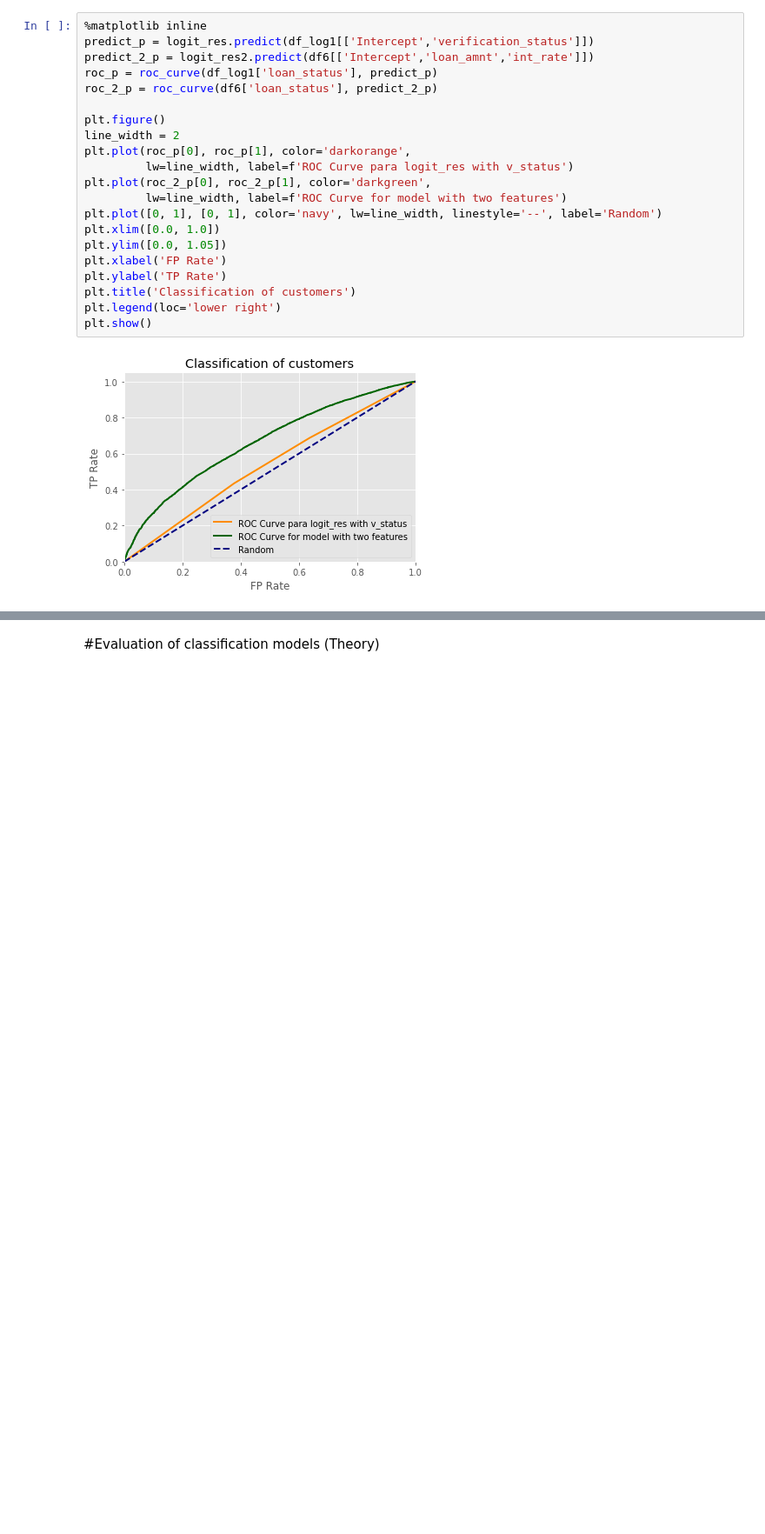
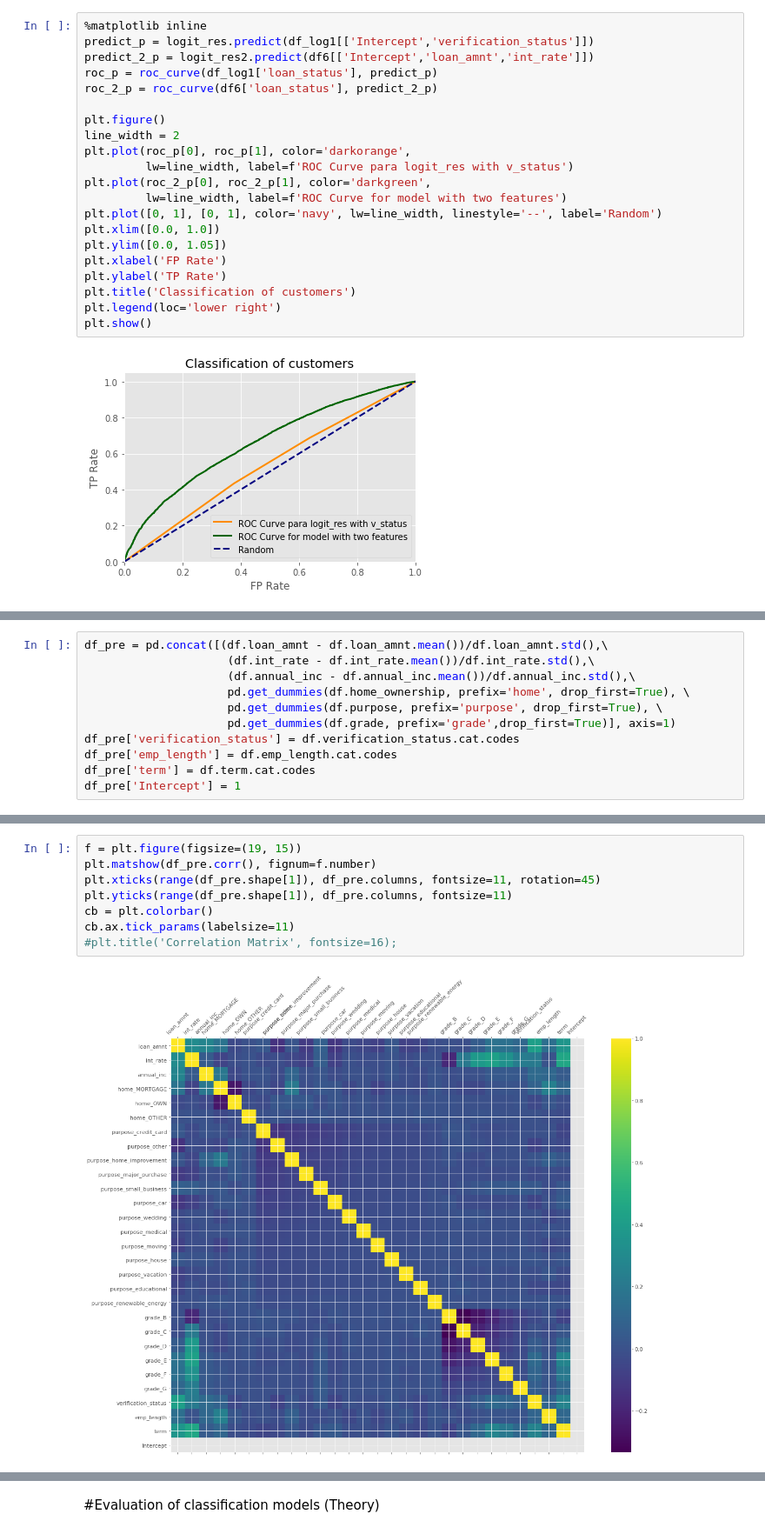
Before and after one commit to ancastillar/How-important-is-the-income-source-of-a-loan-applicant-, a Jupyter notebook: Model_LOAN.ipynb, the cells around one changed output, grey strips where cells are left out. Shown: that part at 87% size. Cells and saved outputs as stored; diff of their text form; blank space fills up the shorter version.

```diff
--- a/Model_LOAN.ipynb
+++ b/Model_LOAN.ipynb
@@ -204,0 +227,11 @@ plt.show()
+# %%
+df_pre = pd.concat([(df.loan_amnt - df.loan_amnt.mean())/df.loan_amnt.std(),\
+                     (df.int_rate - df.int_rate.mean())/df.int_rate.std(),\
+                     (df.annual_inc - df.annual_inc.mean())/df.annual_inc.std(),\
+                     pd.get_dummies(df.home_ownership, prefix='home', drop_first=True), \
+                     pd.get_dummies(df.purpose, prefix='purpose', drop_first=True), \
+                     pd.get_dummies(df.grade, prefix='grade',drop_first=True)], axis=1)
+df_pre['verification_status'] = df.verification_status.cat.codes
+df_pre['emp_length'] = df.emp_length.cat.codes
+df_pre['term'] = df.term.cat.codes
+df_pre['Intercept'] = 1
@@ -204,0 +247,10 @@ plt.show()
+# %%
+f = plt.figure(figsize=(19, 15))
+plt.matshow(df_pre.corr(), fignum=f.number)
+plt.xticks(range(df_pre.shape[1]), df_pre.columns, fontsize=11, rotation=45)
+plt.yticks(range(df_pre.shape[1]), df_pre.columns, fontsize=11)
+cb = plt.colorbar()
+cb.ax.tick_params(labelsize=11)
+#plt.title('Correlation Matrix', fontsize=16);
+# %% [output]
+[figure, added]
```
Also changed, not shown: parts of 10 cells of this notebook.
